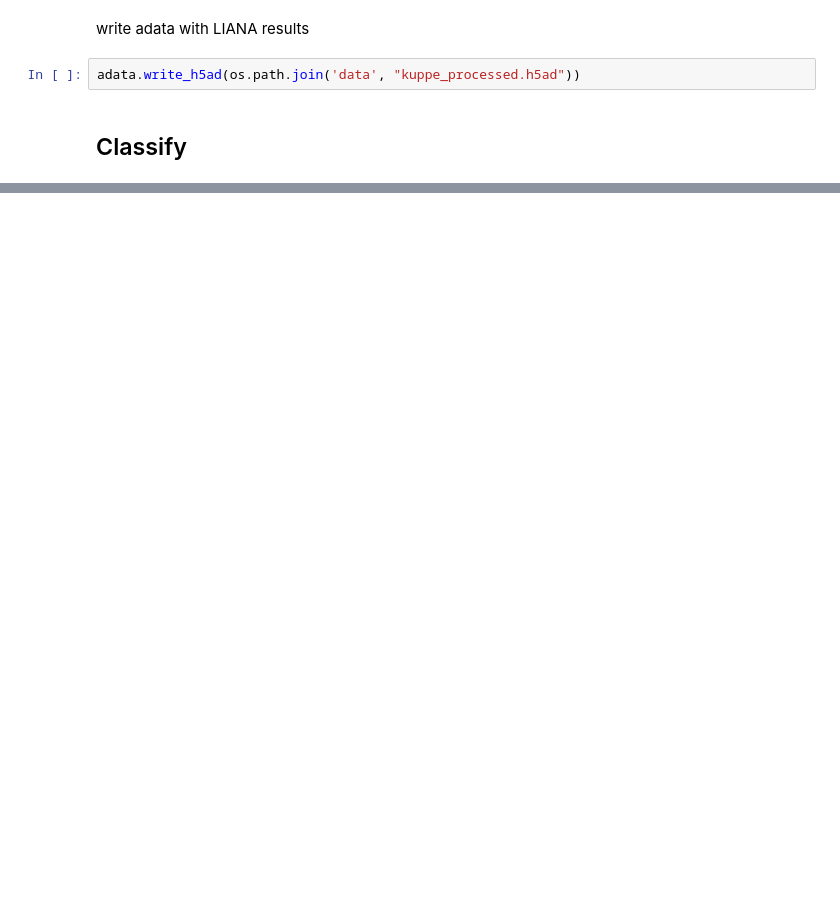
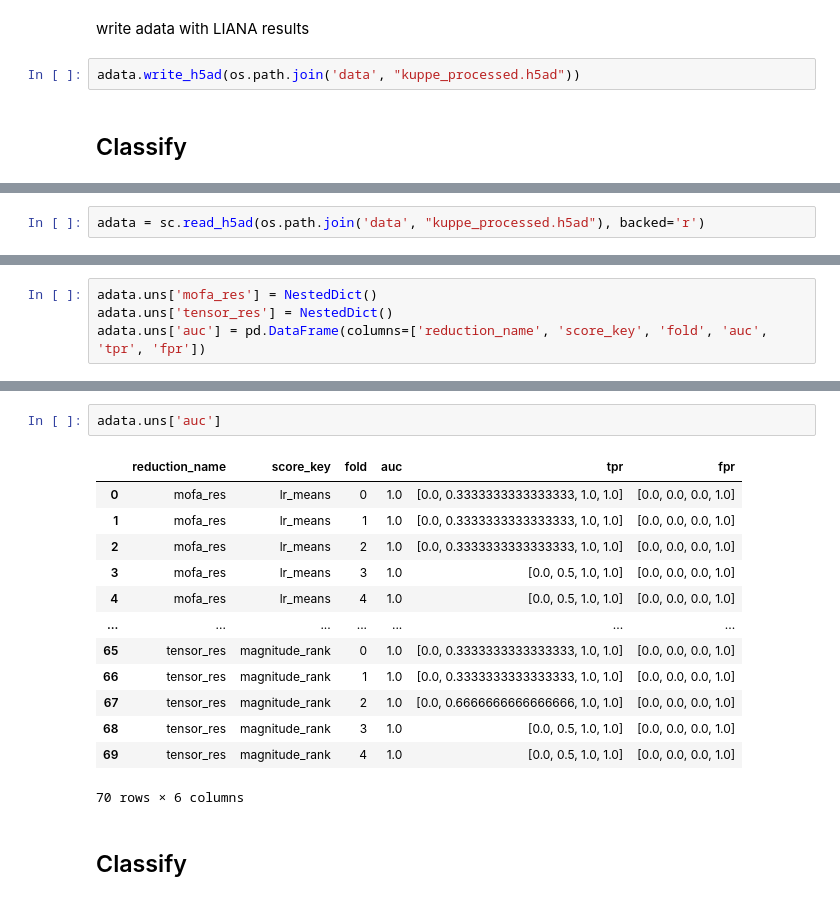
Before and after one commit to saezlab/lianaplus_manuscript, a Jupyter notebook: notebooks/classification/1.Process_KuppeEtAl.ipynb, the cells around one changed output, grey strips where cells are left out. Cells and saved outputs as stored; diff of their text form; blank space fills up the shorter version.

```diff
--- a/notebooks/classification/1.Process_KuppeEtAl.ipynb
+++ b/notebooks/classification/1.Process_KuppeEtAl.ipynb
@@ -300,0 +99,2 @@ Standard deviation of AUC: 0.11180339887498947
+# %%
+adata = sc.read_h5ad(os.path.join('data', "kuppe_processed.h5ad"), backed='r')
@@ -300,0 +112,4 @@ Standard deviation of AUC: 0.11180339887498947
+# %%
+adata.uns['mofa_res'] = NestedDict()
+adata.uns['tensor_res'] = NestedDict()
+adata.uns['auc'] = pd.DataFrame(columns=['reduction_name', 'score_key', 'fold', 'auc', 'tpr', 'fpr'])
@@ -300,0 +240,18 @@ Standard deviation of AUC: 0.11180339887498947
+# %%
+adata.uns['auc']
+# %% [output]
+|  | reduction_name | score_key | fold | auc | tpr | fpr |
+| 0 | mofa_res | lr_means | 0 | 1.0 | [0.0, 0.3333333333333333, 1.0, 1.0] | [0.0, 0.0, 0.0, 1.0] |
+| 1 | mofa_res | lr_means | 1 | 1.0 | [0.0, 0.3333333333333333, 1.0, 1.0] | [0.0, 0.0, 0.0, 1.0] |
+| 2 | mofa_res | lr_means | 2 | 1.0 | [0.0, 0.3333333333333333, 1.0, 1.0] | [0.0, 0.0, 0.0, 1.0] |
+| 3 | mofa_res | lr_means | 3 | 1.0 | [0.0, 0.5, 1.0, 1.0] | [0.0, 0.0, 0.0, 1.0] |
+| 4 | mofa_res | lr_means | 4 | 1.0 | [0.0, 0.5, 1.0, 1.0] | [0.0, 0.0, 0.0, 1.0] |
+| ... | ... | ... | ... | ... | ... | ... |
+| 65 | tensor_res | magnitude_rank | 0 | 1.0 | [0.0, 0.3333333333333333, 1.0, 1.0] | [0.0, 0.0, 0.0, 1.0] |
+| 66 | tensor_res | magnitude_rank | 1 | 1.0 | [0.0, 0.3333333333333333, 1.0, 1.0] | [0.0, 0.0, 0.0, 1.0] |
+| 67 | tensor_res | magnitude_rank | 2 | 1.0 | [0.0, 0.6666666666666666, 1.0, 1.0] | [0.0, 0.0, 0.0, 1.0] |
+| 68 | tensor_res | magnitude_rank | 3 | 1.0 | [0.0, 0.5, 1.0, 1.0] | [0.0, 0.0, 0.0, 1.0] |
+| 69 | tensor_res | magnitude_rank | 4 | 1.0 | [0.0, 0.5, 1.0, 1.0] | [0.0, 0.0, 0.0, 1.0] |
+70 rows × 6 columns
+# %% [markdown]
+## Classify
```
Also changed, not shown: parts of 50 cells of this notebook, 1 other file.
